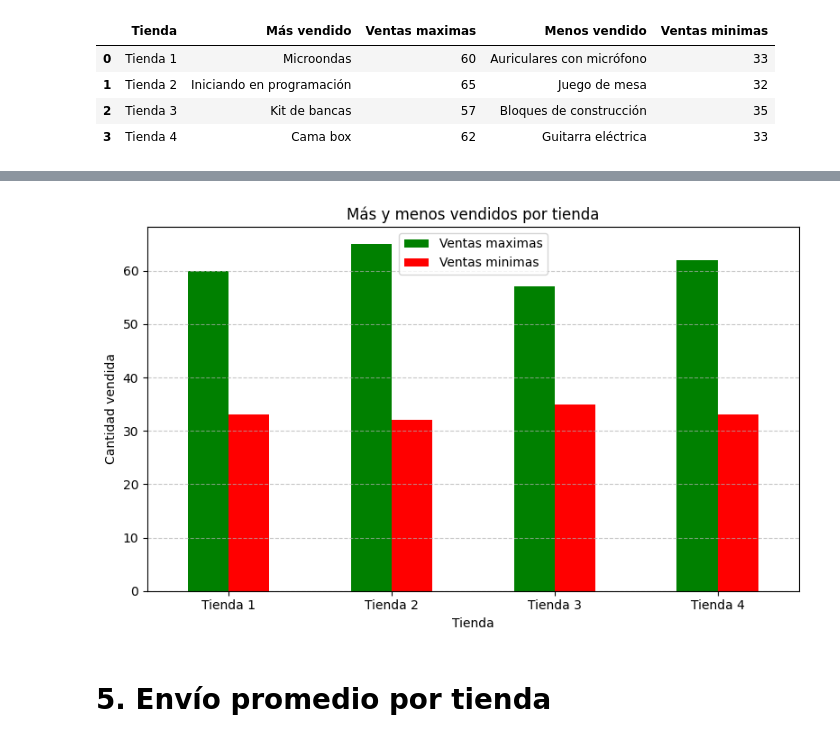
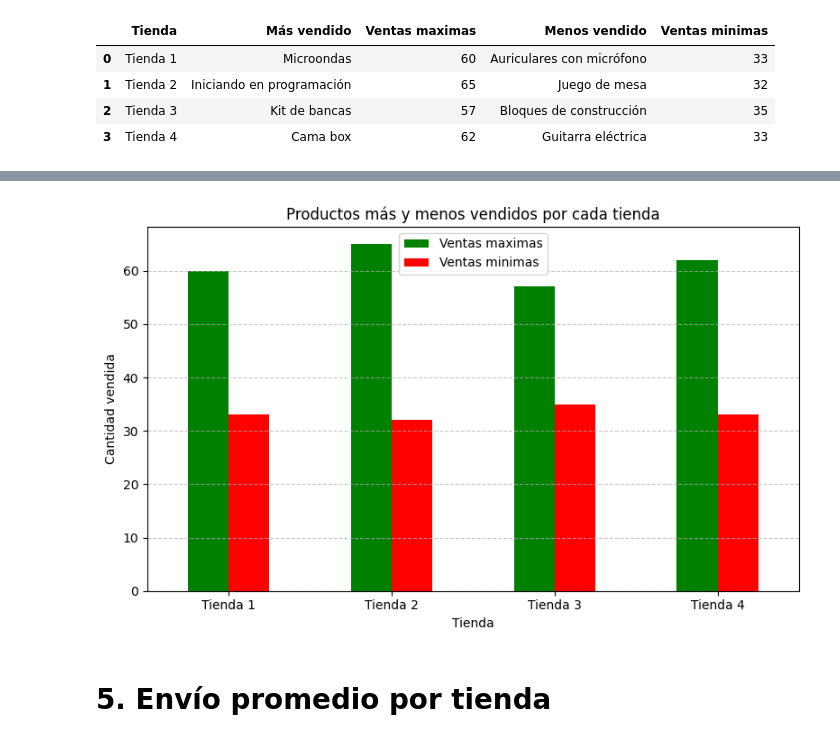
Before and after one commit to Jhon-theone/challenge1-data-science-latam, a Jupyter notebook: AluraStoreLatam.ipynb, the cells around one changed output, grey strips where cells are left out. Drawn from its saved outputs; the diff is of its cells as text; code cells hidden in the pictures.

```diff
--- a/AluraStoreLatam.ipynb
+++ b/AluraStoreLatam.ipynb
@@ -23,5 +23,3 @@ tienda.head()
 | 4 | Silla de oficina | Muebles | 335200.0 | 20200.0 | 07/11/2020 | Maria Alfonso | Medellín | ... |
 # %% [markdown]
 #1. Análisis de facturación
-# %%
-tienda['Precio'] = pd.to_numeric(tienda['Precio'], errors='coerce')
@@ -30,2 +25,0 @@ ingreso_total_tienda = tienda['Precio'].sum()
-# %%
-tienda2['Precio'] = pd.to_numeric(tienda2['Precio'], errors='coerce')
@@ -34,2 +25,0 @@ ingreso_total_tienda2 = tienda2['Precio'].sum()
-# %%
-tienda3['Precio'] = pd.to_numeric(tienda3['Precio'], errors='coerce')
@@ -38,2 +25,0 @@ ingreso_total_tienda3 = tienda3['Precio'].sum()
-# %%
-tienda4['Precio'] = pd.to_numeric(tienda4['Precio'], errors='coerce')
@@ -176,19 +221,19 @@ import matplotlib.pyplot as plt
 # %%
 ax = df_resumen.plot(
     x= 'Tienda',
     kind='bar',
     figsize=(8,5),
     color=['green', 'red'],
-    title='Más y menos vendidos por tienda'
+    title='Productos más y menos vendidos por cada tienda'
 )
 
 plt.ylabel('Cantidad vendida')
 plt.xticks(rotation=0)
 plt.grid(True, axis='y', linestyle='--', alpha=0.7)
 plt.tight_layout()
 plt.show()
 # %% [output]
-[figure, old version]
+[figure, new version]
 # %% [markdown]
 # 5. Envío promedio por tienda
 # %%
```
Also changed, not shown: parts of 16 cells of this notebook.
